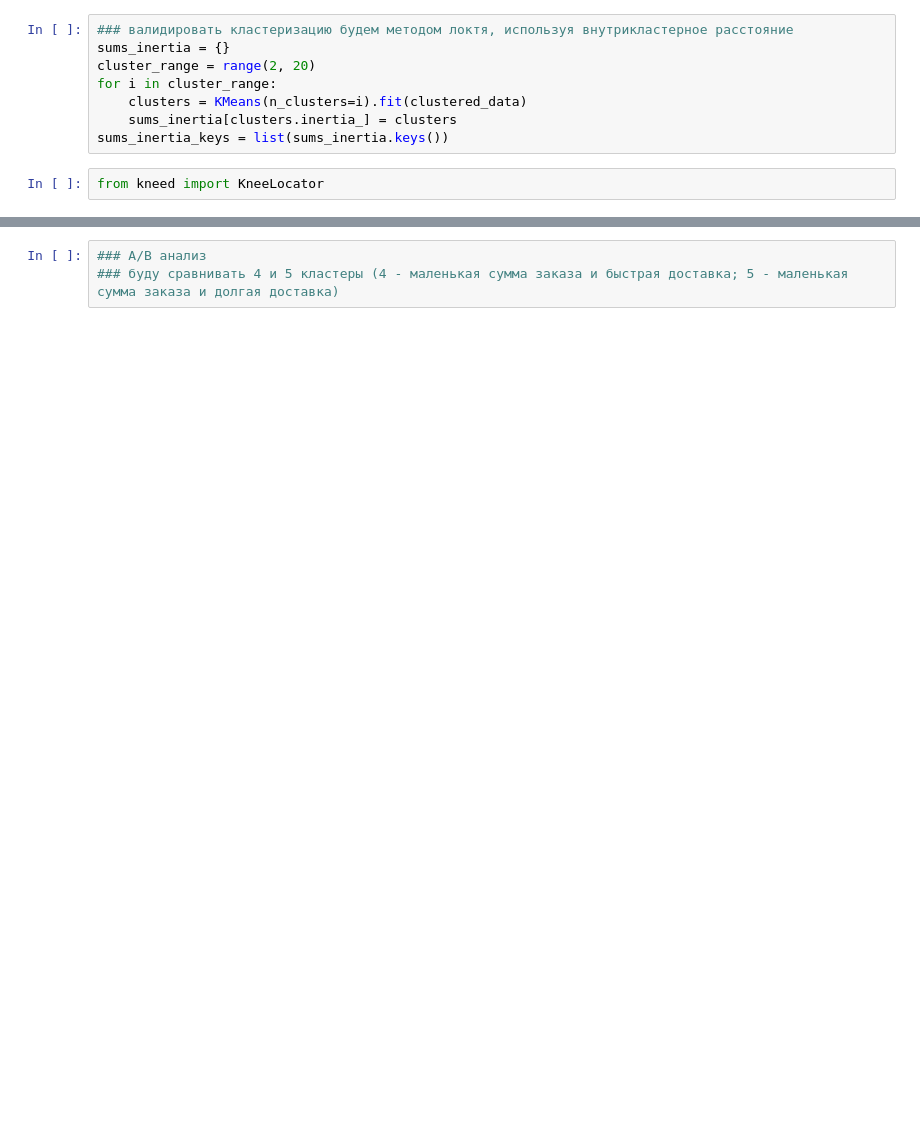
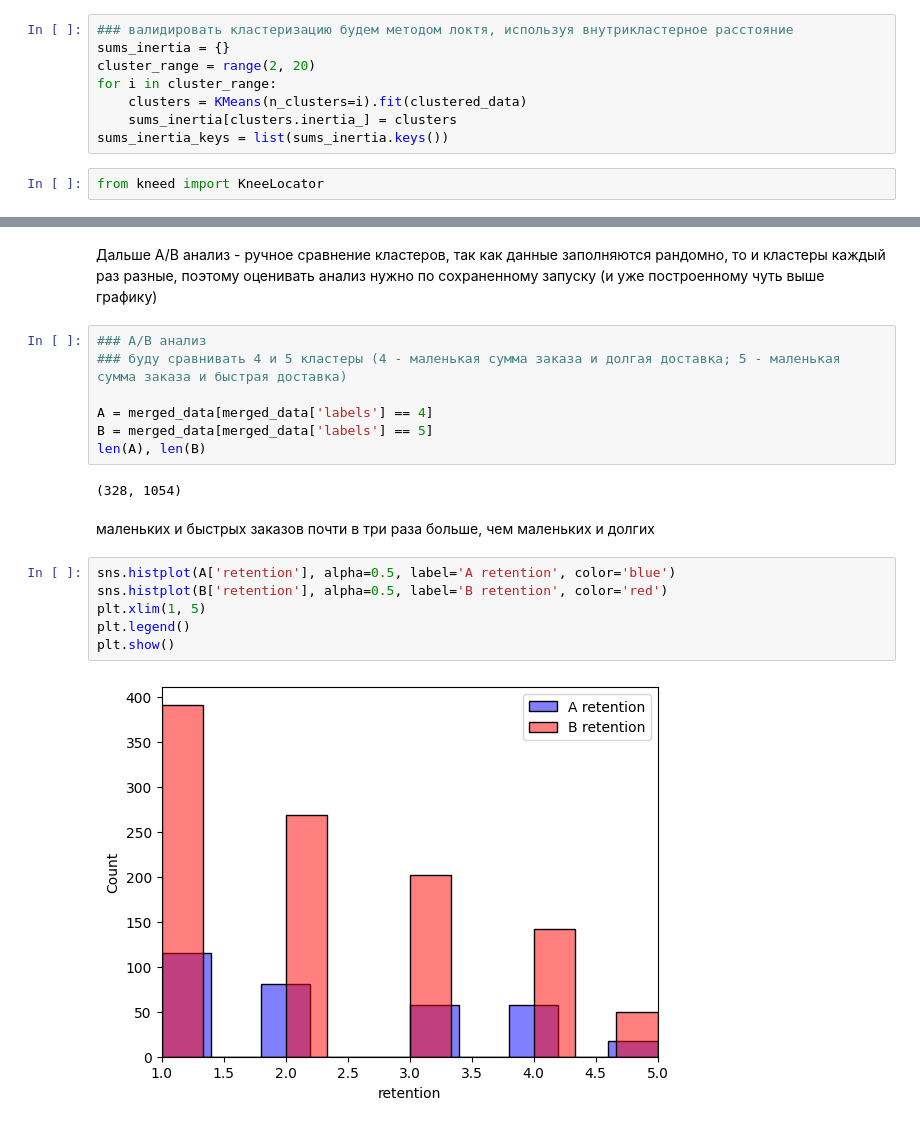
Before and after one commit to hizik999/bdst_laba_1, a Jupyter notebook: task_2/main.ipynb, the cells around one changed output, grey strips where cells are left out. Saved outputs shown, nothing was run; the diff lists cells and outputs as text; blank space fills up the shorter version.

Commit message:
добавил первый график по a/b анализу - сравнение retention двух групп

```diff
--- a/task_2/main.ipynb
+++ b/task_2/main.ipynb
@@ -239,4 +239,22 @@ merged_data
 10000 rows × 8 columns
+# %% [markdown]
+Дальше A/B анализ - ручное сравнение кластеров, так как данные заполняются рандомно, то и кластеры каждый раз разные, поэтому оценивать анализ нужно по сохраненному запуску (и уже построенному чуть выше графику)
 # %%
 ### A/B анализ
-### буду сравнивать 4 и 5 кластеры (4 - маленькая сумма заказа и быстрая доставка; 5 - маленькая сумма заказа и долгая доставка)
+### буду сравнивать 4 и 5 кластеры (4 - маленькая сумма заказа и долгая доставка; 5 - маленькая сумма заказа и быстрая доставка)
+
+A = merged_data[merged_data['labels'] == 4]
+B = merged_data[merged_data['labels'] == 5]
+len(A), len(B)
+# %% [output]
+(328, 1054)
+# %% [markdown]
+маленьких и быстрых заказов почти в три раза больше, чем маленьких и долгих
+# %%
+sns.histplot(A['retention'], alpha=0.5, label='A retention', color='blue')
+sns.histplot(B['retention'], alpha=0.5, label='B retention', color='red')
+plt.xlim(1, 5)
+plt.legend()
+plt.show()
+# %% [output]
+[figure, added]
```
Also changed, not shown: parts of 12 cells of this notebook.
